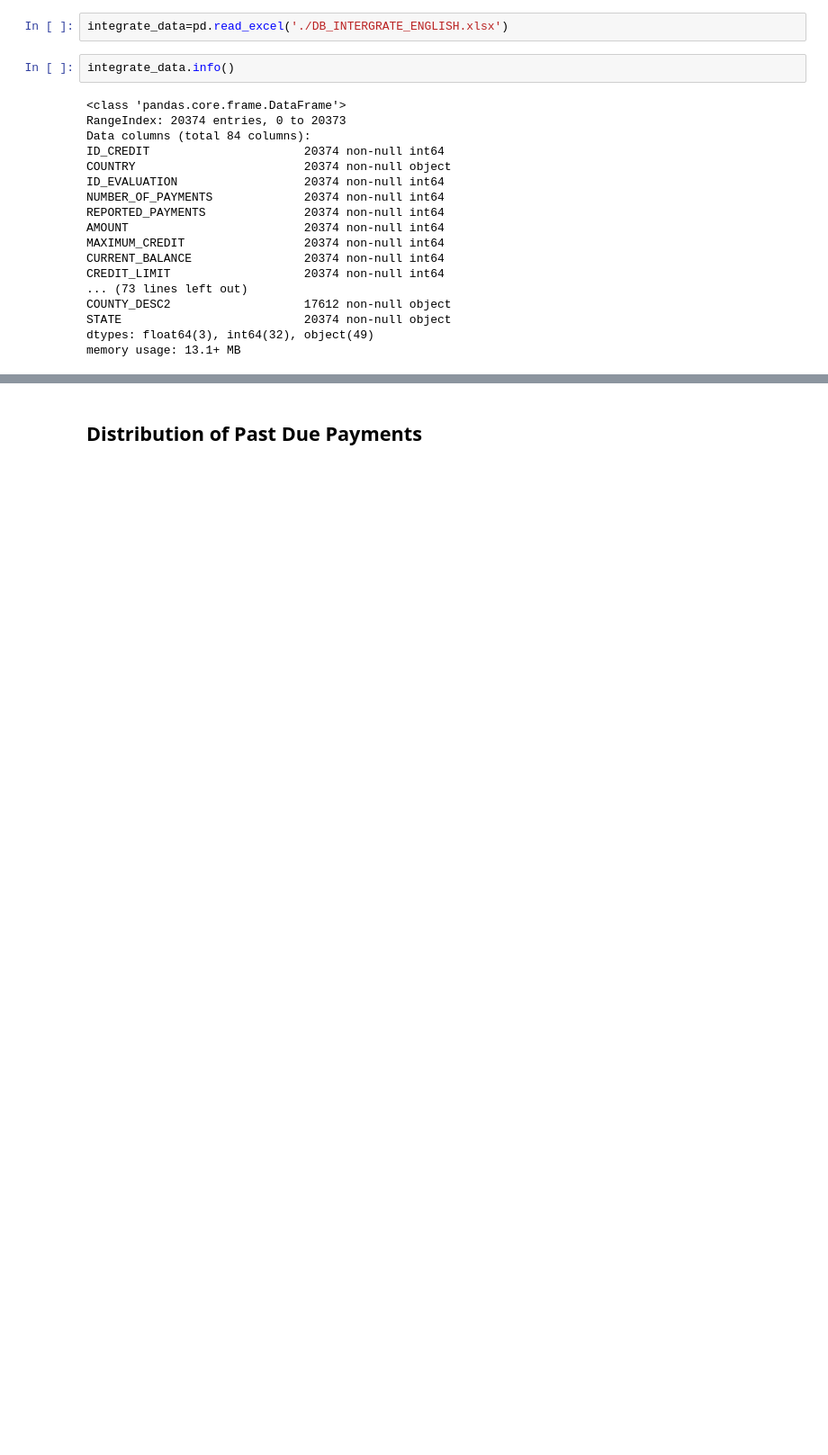
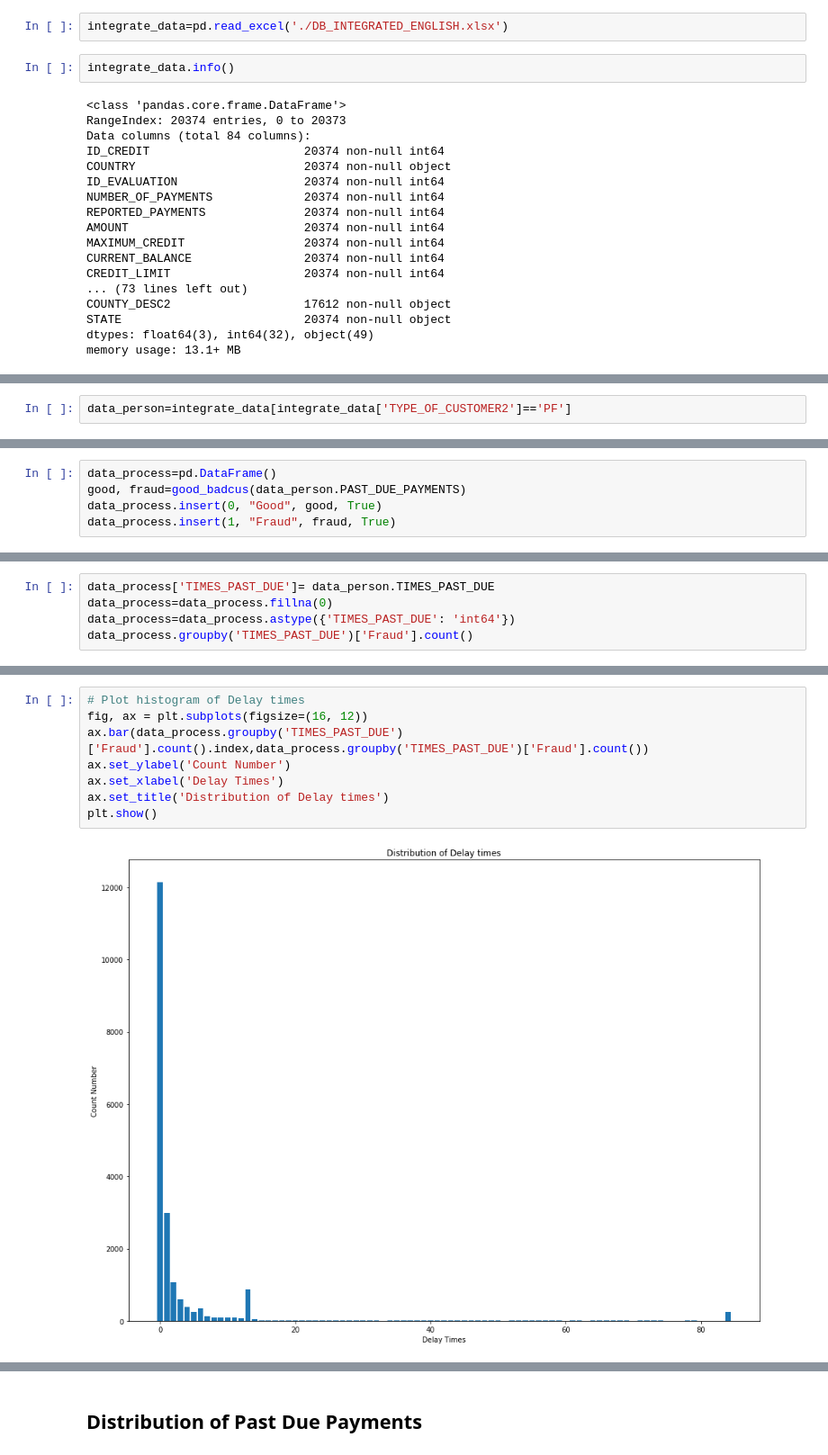
Before and after one commit to danaoke/Bank1, a Jupyter notebook: Data_process.ipynb, the cells around one changed output, grey strips where cells are left out. Shown at 90% size. Saved outputs shown, nothing was run; the diff lists cells and outputs as text; blank space fills up the shorter version.

```diff
--- a/Data_process.ipynb
+++ b/Data_process.ipynb
@@ -9,5 +10,5 @@ import numpy as np
 # %%
-integrate_data=pd.read_excel('./DB_INTERGRATE_ENGLISH.xlsx')
+integrate_data=pd.read_excel('./DB_INTEGRATED_ENGLISH.xlsx')
 # %%
 integrate_data.info()
 # %% [output]
@@ -30,0 +35,2 @@ memory usage: 13.1+ MB
+# %%
+data_person=integrate_data[integrate_data['TYPE_OF_CUSTOMER2']=='PF']
@@ -30,0 +54,5 @@ memory usage: 13.1+ MB
+# %%
+data_process=pd.DataFrame()
+good, fraud=good_badcus(data_person.PAST_DUE_PAYMENTS)
+data_process.insert(0, "Good", good, True)
+data_process.insert(1, "Fraud", fraud, True)
@@ -30,0 +62,5 @@ memory usage: 13.1+ MB
+# %%
+data_process['TIMES_PAST_DUE']= data_person.TIMES_PAST_DUE
+data_process=data_process.fillna(0)
+data_process=data_process.astype({'TIMES_PAST_DUE': 'int64'})
+data_process.groupby('TIMES_PAST_DUE')['Fraud'].count()
@@ -30,0 +85,10 @@ memory usage: 13.1+ MB
+# %%
+# Plot histogram of Delay times
+fig, ax = plt.subplots(figsize=(16, 12))
+ax.bar(data_process.groupby('TIMES_PAST_DUE')['Fraud'].count().index,data_process.groupby('TIMES_PAST_DUE')['Fraud'].count())
+ax.set_ylabel('Count Number')
+ax.set_xlabel('Delay Times')
+ax.set_title('Distribution of Delay times')
+plt.show()
+# %% [output]
+[figure, added]
```
Also changed, not shown: parts of 38 cells of this notebook.
